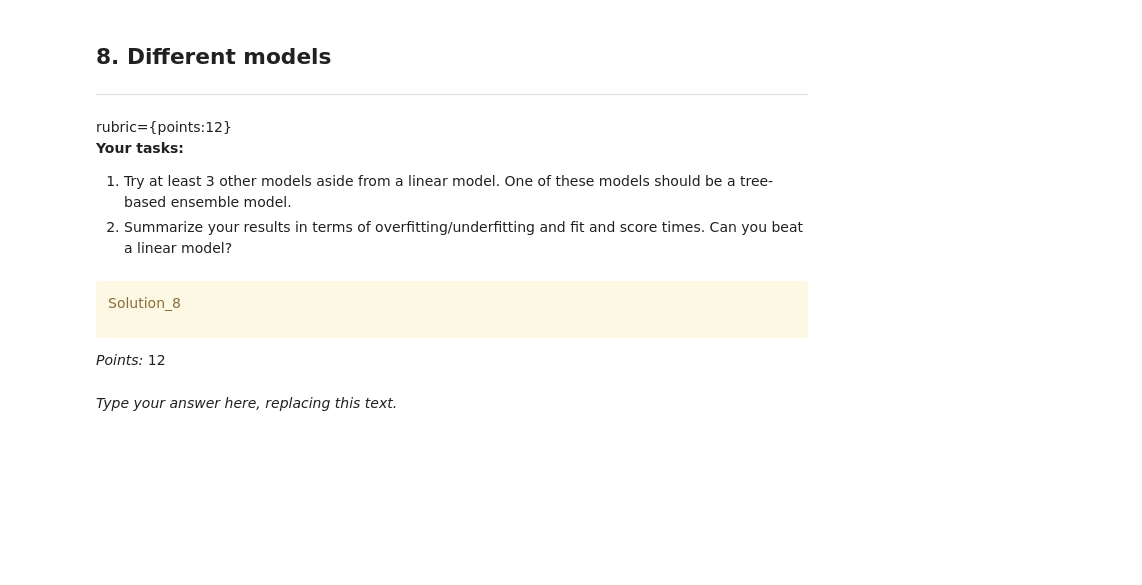
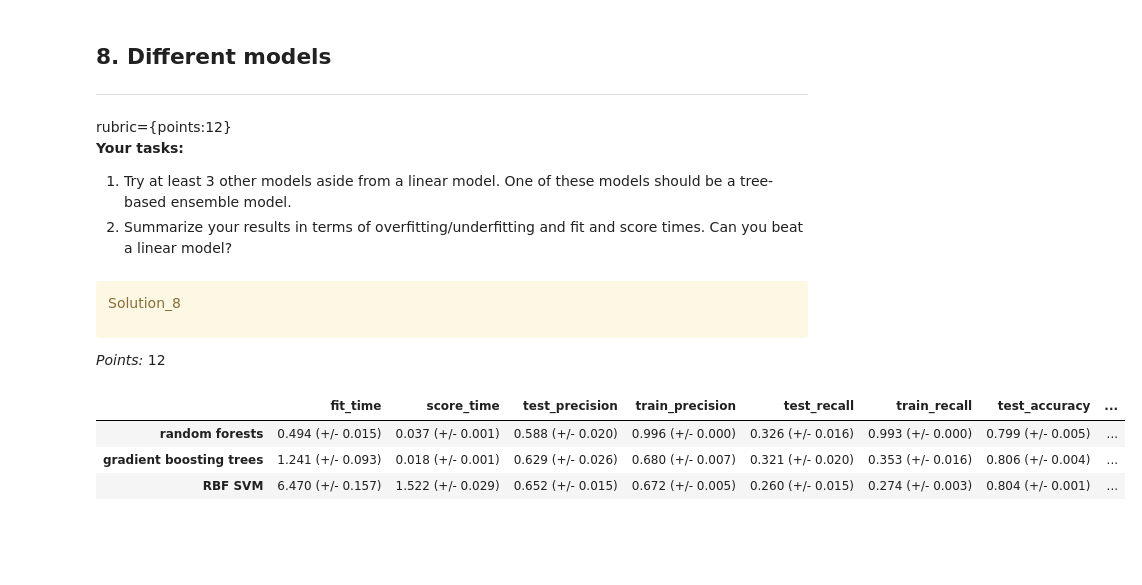
Before and after one commit to ivy-ll/cs330hw5, a Jupyter notebook: hw5.ipynb, the cells around one changed output. Cells and saved outputs as stored; diff of their text form; code cells hidden in the pictures; blank space fills up the shorter version.

```diff
--- a/hw5.ipynb
+++ b/hw5.ipynb
@@ -653,5 +743,3 @@ Solution_8
 </div>
 
 _Points:_ 12
-# %% [markdown]
-_Type your answer here, replacing this text._
@@ -664,3 +746,22 @@ _Type your answer here, replacing this text._
+# %%
+# creating models (adapted from hw3)
+models = {
+    "random forests": RandomForestClassifier(n_jobs=-1, random_state=123),
+    "gradient boosting trees": HistGradientBoostingClassifier(random_state=123),
+    "RBF SVM": SVC(random_state=123)
+}
+
+# cross validating models + storing results
+for model_str, model in models.items():
+    pipe = make_pipeline(preprocessor, model)
+    results[model_str] = mean_std_cross_val_scores(pipe, X_train, y_train, cv=5, return_train_score=True, scoring=scoring_metric)
+
+pd.DataFrame(results).T
+# %% [output]
+|  | fit_time | score_time | test_precision | train_precision | test_recall | train_recall | test_accuracy | ... |
+| random forests | 0.494 (+/- 0.015) | 0.037 (+/- 0.001) | 0.588 (+/- 0.020) | 0.996 (+/- 0.000) | 0.326 (+/- 0.016) | 0.993 (+/- 0.000) | 0.799 (+/- 0.005) | ... |
+| gradient boosting trees | 1.241 (+/- 0.093) | 0.018 (+/- 0.001) | 0.629 (+/- 0.026) | 0.680 (+/- 0.007) | 0.321 (+/- 0.020) | 0.353 (+/- 0.016) | 0.806 (+/- 0.004) | ... |
+| RBF SVM | 6.470 (+/- 0.157) | 1.522 (+/- 0.029) | 0.652 (+/- 0.015) | 0.672 (+/- 0.005) | 0.260 (+/- 0.015) | 0.274 (+/- 0.003) | 0.804 (+/- 0.001) | ... |
 # %% [markdown]
 <!-- END QUESTION -->
 
```
Also changed, not shown: parts of 57 cells of this notebook, 1 other file.
